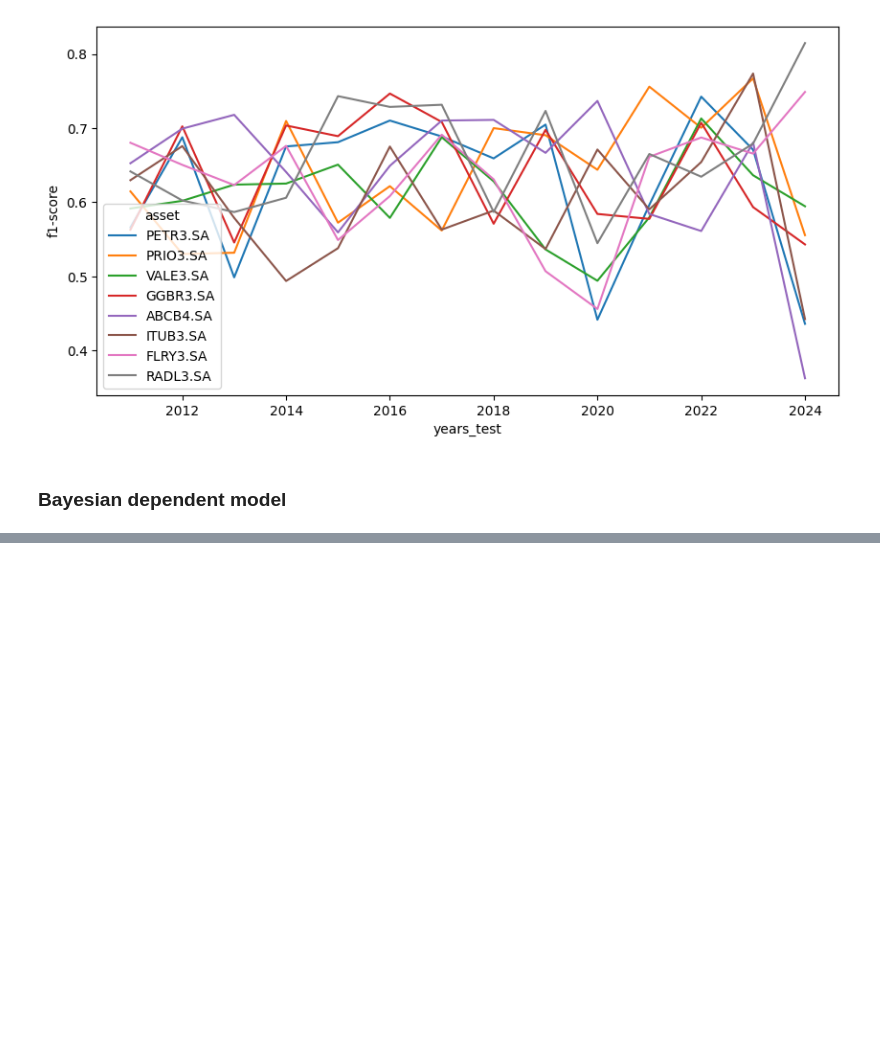
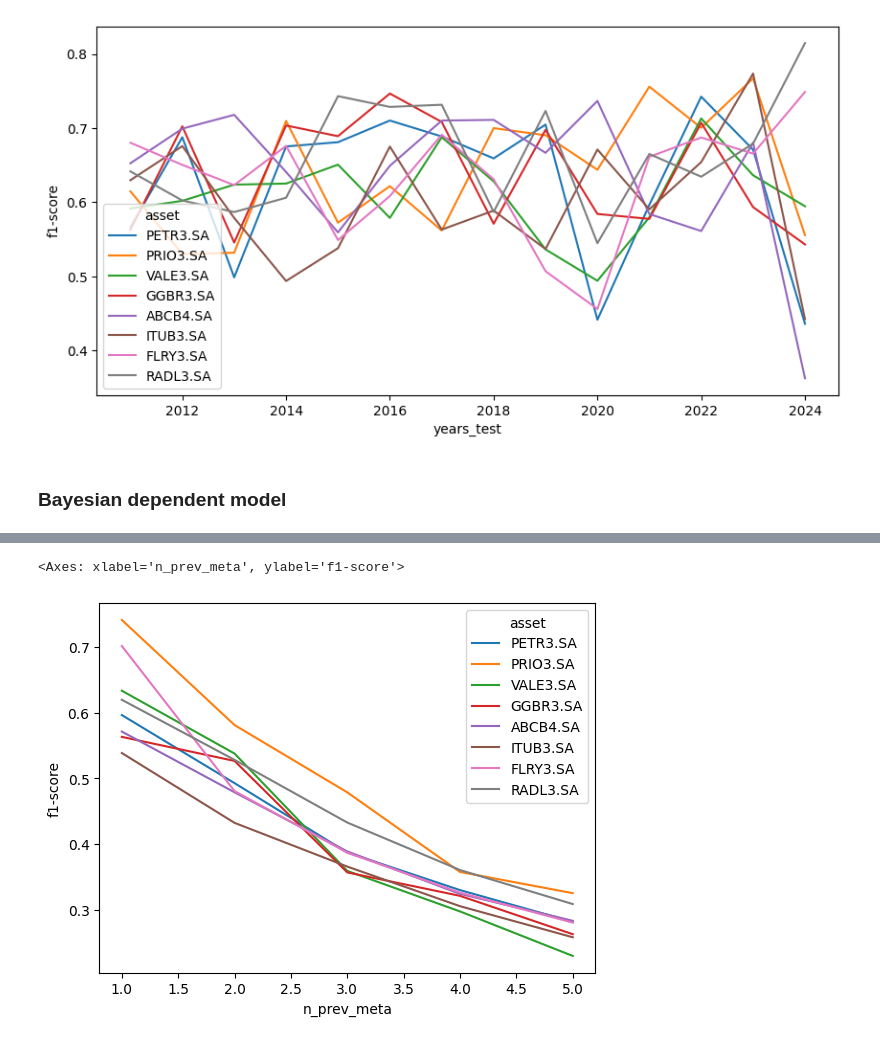
Before and after one commit to semcovici/Mean-Reversion-Prediction-with-Brazilian-Stocks-Market, a Jupyter notebook: notebooks/freq_model.ipynb, the cells around one changed output, grey strips where cells are left out. Drawn from its saved outputs; the diff is of its cells as text; code cells hidden in the pictures; blank space fills up the shorter version.

```diff
--- a/notebooks/freq_model.ipynb
+++ b/notebooks/freq_model.ipynb
@@ -268,3 +277,10 @@ Number of nan:  0.002079002079002079 %
+# %%
+df_metrics = df_results.loc['macro avg', :]
+# %%
+sns.lineplot(data=df_metrics, x="n_prev_meta", y="f1-score", hue="asset")
+# %% [output]
+<Axes: xlabel='n_prev_meta', ylabel='f1-score'>
+[figure, added]
 # %%
 df_results
 # %% [output]
```
Also changed, not shown: parts of 17 cells of this notebook.
